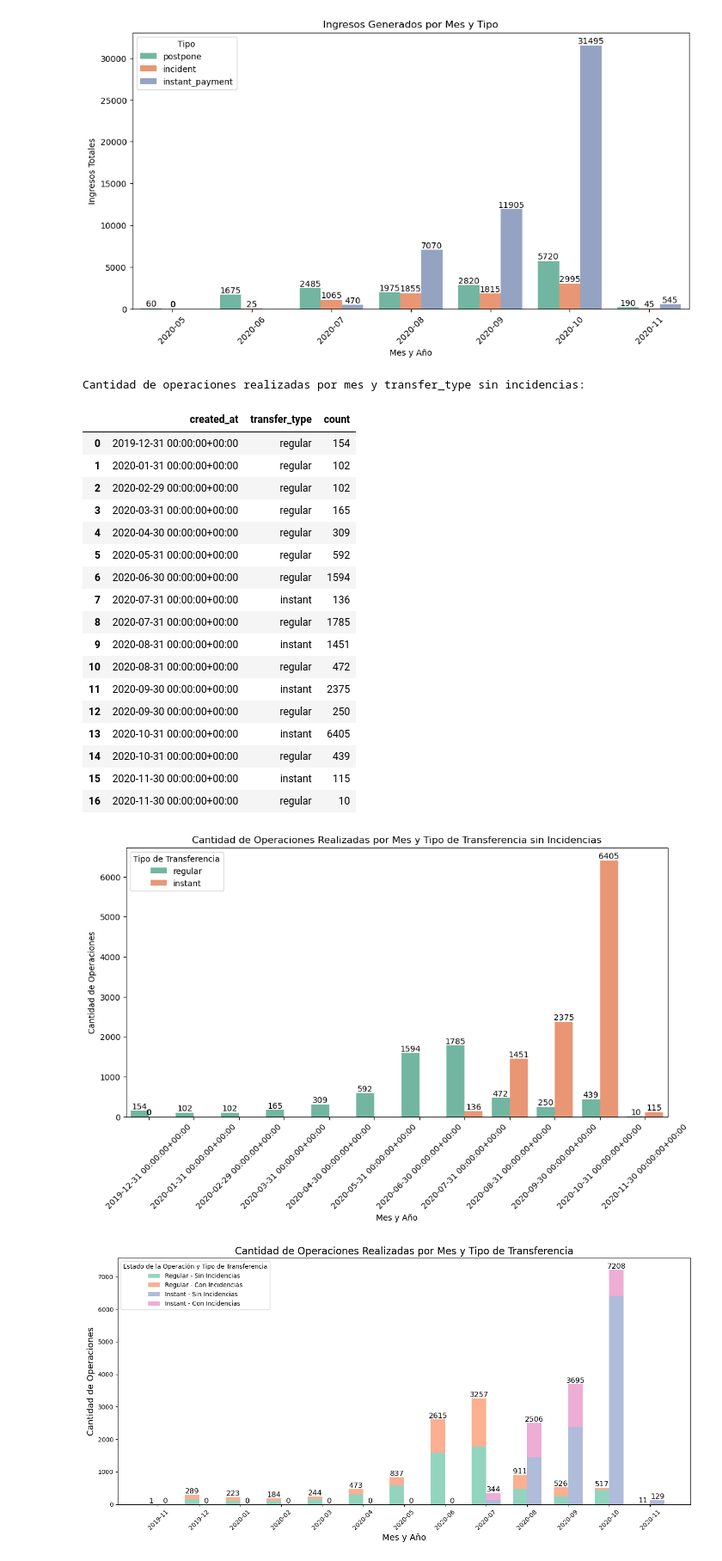
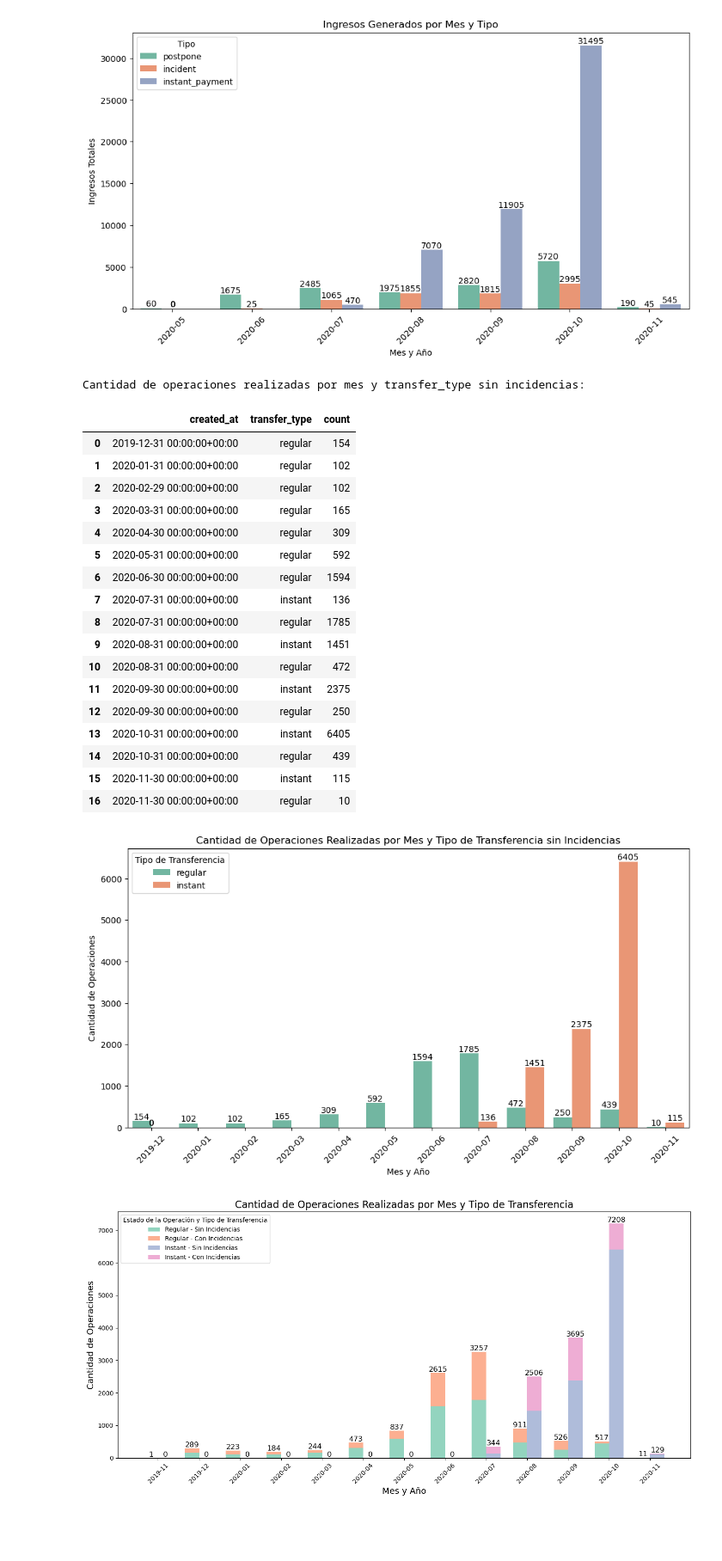
Before and after one commit to FlorGuindo/Curso-DA-Flor-Guindo, a Jupyter notebook: Proyect grupo 5 BRUTO2.ipynb, the cells around one changed output. Shown at 86% size. Drawn from its saved outputs; the diff is of its cells as text; code cells hidden in the pictures; blank space fills up the shorter version.

```diff
--- a/Proyect grupo 5 BRUTO2.ipynb
+++ b/Proyect grupo 5 BRUTO2.ipynb
@@ -723,6 +740,8 @@ retention_rate.fillna(0, inplace=True)
 # 19.5 Mostrar la tasa de retención por cohorte
 print("Tasa de retención por cohorte:")
 display(retention_rate[['cohort', 'retention_rate']])
+# Convertir la columna 'cohort' a formato 'AAAA-MM'
+retention_rate['cohort'] = retention_rate['cohort'].dt.strftime('%Y-%m')
 # 19.6 Visualización de la tasa de retención por cohorte
 plt.figure(figsize=(10, 6))
 bar_plot = sns.barplot(x='cohort', y='retention_rate', hue="cohort", data=retention_rate, palette='Set2')
@@ -735,7 +754,7 @@ for p in bar_plot.patches:
     bar_plot.annotate(f'{p.get_height():.1f}%',
                       (p.get_x() + p.get_width() / 2., p.get_height()),
                       ha='center', va='bottom',
-                      fontsize=10, color='black',
+                      fontsize=12, color='black',
                       xytext=(0, 5),  # Desplazamiento vertical
                       textcoords='offset points')
 plt.tight_layout()
@@ -784,7 +804,8 @@ ingresos_generados_pormes = df_aprobados.groupby(pd.Grouper(key='created_at', fr
 
 print("Ingresos generados por mes:")
 display(ingresos_generados_pormes)
-
+# Convertir la columna 'creatd_at' a formato 'AAAA-MM'
+ingresos_generados_pormes['created_at'] = ingresos_generados_pormes['created_at'].dt.strftime('%Y-%m')
 # Graficamos los ingresos generados por mes
 plt.figure(figsize=(10, 6))
 graf_ing = sns.barplot(x='created_at', y='total_amount', data=ingresos_generados_pormes, hue="created_at", palette='Set2')
@@ -853,7 +874,7 @@ operaciones_por_mes = df_cash.groupby([pd.Grouper(key='created_at', freq='ME'),
 
 print("Cantidad de operaciones realizadas por mes y transfer_type:")
 display(operaciones_por_mes)
-
+operaciones_por_mes['created_at'] = operaciones_por_mes['created_at'].dt.strftime('%Y-%m')
 # Graficamos la cantidad de operaciones realizadas por mes subdivididas por transfer_type
 plt.figure(figsize=(12, 6))
 graf_operaciones = sns.barplot(x='created_at', y='count', hue='transfer_type', data=operaciones_por_mes, palette='Set2')
@@ -890,6 +911,6 @@ Cantidad de operaciones realizadas por mes y transfer_type:
 # %%
 # Agrupamos los ingresos por mes y por type, sumando los total_amount
-ingresos_generados_pormes_y_type = df_aprobados.groupby([pd.Grouper(key='created_at', freq='M'), 'type'])['total_amount'].sum().reset_index()
+ingresos_generados_pormes_y_type = df_aprobados.groupby([pd.Grouper(key='created_at', freq='ME'), 'type'])['total_amount'].sum().reset_index()
 
 # Formatear 'created_at' para mostrar solo año y mes
 ingresos_generados_pormes_y_type['created_at'] = ingresos_generados_pormes_y_type['created_at'].dt.strftime('%Y-%m')
@@ -943,45 +964,46 @@ estados_incidencias = ['rejected', 'failed', 'canceled', 'error', 'direct_debit_
 df_filtrado = df_cash[~df_cash['status'].isin(estados_incidencias)]
 
 # Agrupamos por mes y transfer_type, contando el número de operaciones
-operaciones_por_mes = df_filtrado.groupby([pd.Grouper(key='created_at', freq='M'), 'transfer_type']).size().reset_index(name='count')
+operaciones_por_mes = df_filtrado.groupby([pd.Grouper(key='created_at', freq='ME'), 'transfer_type']).size().reset_index(name='count')
 
 print("Cantidad de operaciones realizadas por mes y transfer_type sin incidencias:")
 display(operaciones_por_mes)
 
+operaciones_por_mes['created_at'] = operaciones_por_mes['created_at'].dt.strftime('%Y-%m')
 # Graficamos la cantidad de operaciones realizadas por mes subdivididas por transfer_type
 plt.figure(figsize=(12, 6))
 graf_operaciones = sns.barplot(x='created_at', y='count', hue='transfer_type', data=operaciones_por_mes, palette='Set2')
 plt.title('Cantidad de Operaciones Realizadas por Mes y Tipo de Transferencia sin Incidencias')
 plt.xlabel('Mes y Año')
 plt.ylabel('Cantidad de Operaciones')
 plt.xticks(rotation=45)
 for p in graf_operaciones.patches:
     graf_operaciones.annotate(f'{int(p.get_height())}',
                               (p.get_x() + p.get_width() / 2., p.get_height()),
                               ha='center', va='bottom', fontsize=10)
 plt.legend(title='Tipo de Transferencia')
 plt.show()
 # %% [output]
 Cantidad de operaciones realizadas por mes y transfer_type sin incidencias:
 |  | created_at | transfer_type | count |
 | 0 | 2019-12-31 00:00:00+00:00 | regular | 154 |
 | 1 | 2020-01-31 00:00:00+00:00 | regular | 102 |
 | 2 | 2020-02-29 00:00:00+00:00 | regular | 102 |
 | 3 | 2020-03-31 00:00:00+00:00 | regular | 165 |
 | 4 | 2020-04-30 00:00:00+00:00 | regular | 309 |
 | 5 | 2020-05-31 00:00:00+00:00 | regular | 592 |
 | 6 | 2020-06-30 00:00:00+00:00 | regular | 1594 |
 | 7 | 2020-07-31 00:00:00+00:00 | instant | 136 |
 | 8 | 2020-07-31 00:00:00+00:00 | regular | 1785 |
 | 9 | 2020-08-31 00:00:00+00:00 | instant | 1451 |
 | 10 | 2020-08-31 00:00:00+00:00 | regular | 472 |
 | 11 | 2020-09-30 00:00:00+00:00 | instant | 2375 |
 | 12 | 2020-09-30 00:00:00+00:00 | regular | 250 |
 | 13 | 2020-10-31 00:00:00+00:00 | instant | 6405 |
 | 14 | 2020-10-31 00:00:00+00:00 | regular | 439 |
 | 15 | 2020-11-30 00:00:00+00:00 | instant | 115 |
 | 16 | 2020-11-30 00:00:00+00:00 | regular | 10 |
-[figure, old version]
+[figure, new version]
 # %%
 # Filtramos las operaciones que tienen incidencias
 estados_incidencias = ['rejected', 'failed', 'canceled', 'error', 'direct_debit_rejected', 'direct_debit_sent', 'transaction_declined']
```
Also changed, not shown: parts of 16 cells of this notebook.
